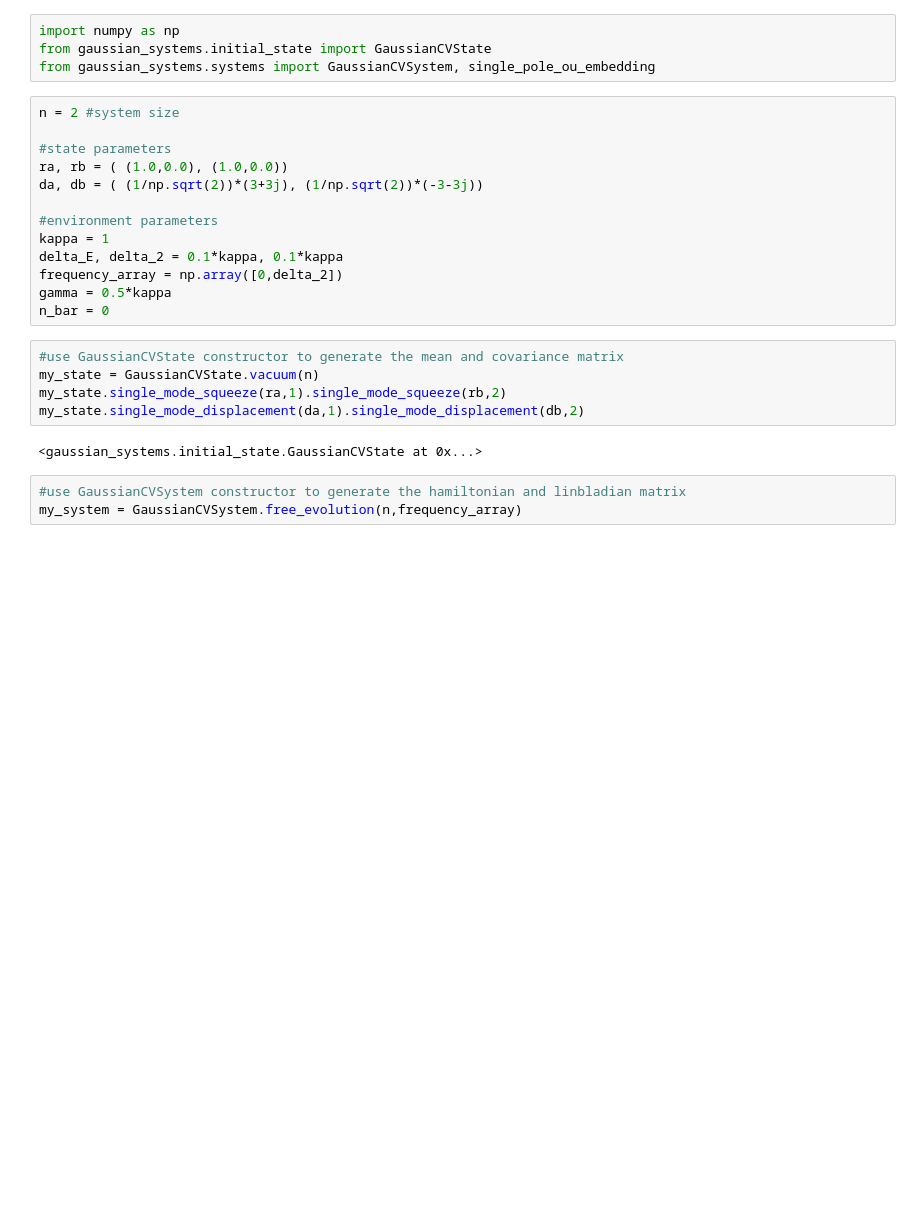
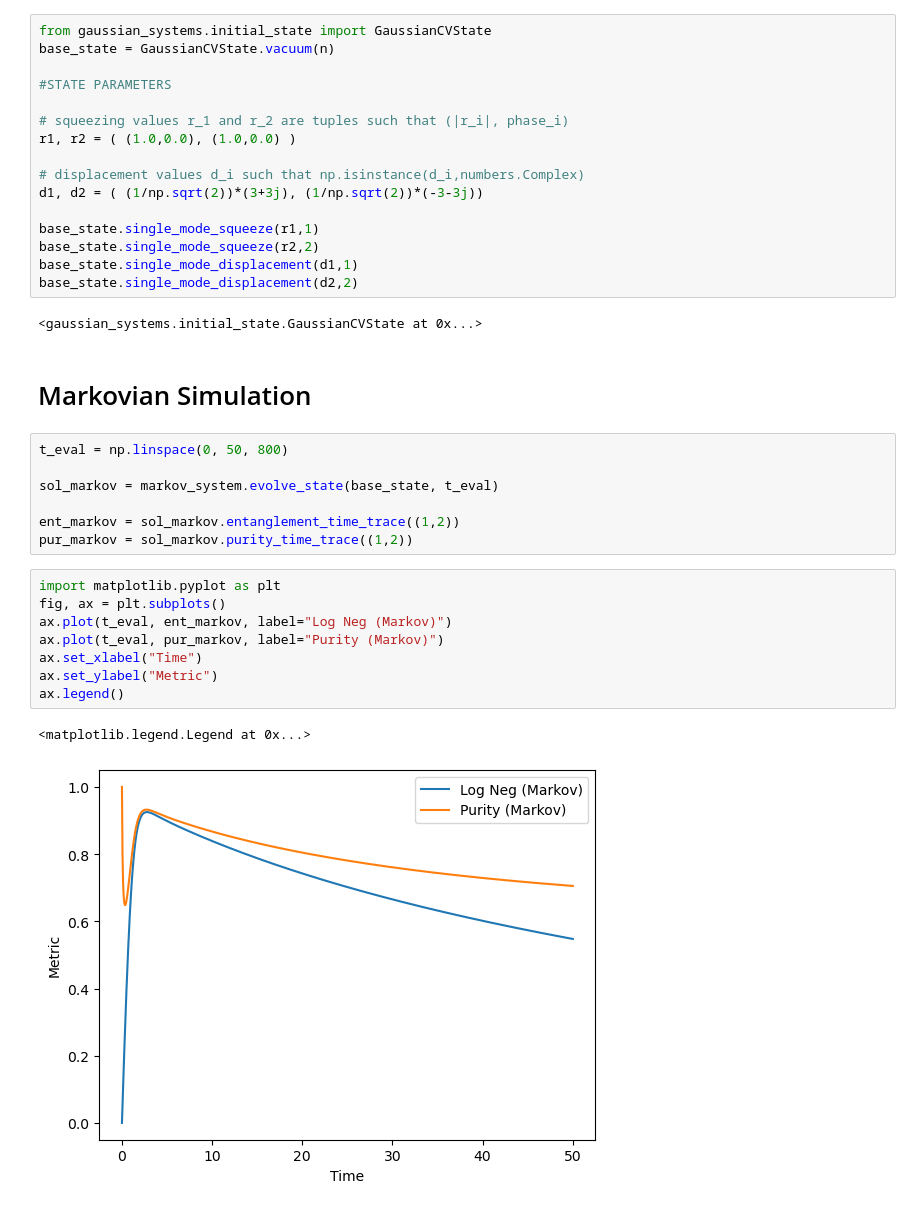
Before and after one commit to Acouvertier/gaussian-open-systems, a Jupyter notebook: scripts/experiments/Dissertation_Shared_Environment_Entanglement.ipynb, the cells around one changed output. Cells and saved outputs as stored; diff of their text form; blank space fills up the shorter version.

```diff
--- a/scripts/experiments/Dissertation_Shared_Environment_Entanglement.ipynb
+++ b/scripts/experiments/Dissertation_Shared_Environment_Entanglement.ipynb
@@ -4,27 +27,38 @@ sys.path.append("../../src")
 # %%
-import numpy as np
 from gaussian_systems.initial_state import GaussianCVState
-from gaussian_systems.systems import GaussianCVSystem, single_pole_ou_embedding
+base_state = GaussianCVState.vacuum(n)
+
+#STATE PARAMETERS
+
+# squeezing values r_1 and r_2 are tuples such that (|r_i|, phase_i)
+r1, r2 = ( (1.0,0.0), (1.0,0.0) )
+
+# displacement values d_i such that np.isinstance(d_i,numbers.Complex)
+d1, d2 = ( (1/np.sqrt(2))*(3+3j), (1/np.sqrt(2))*(-3-3j))
+
+base_state.single_mode_squeeze(r1,1)
+base_state.single_mode_squeeze(r2,2)
+base_state.single_mode_displacement(d1,1)
+base_state.single_mode_displacement(d2,2)
+# %% [output]
+<gaussian_systems.initial_state.GaussianCVState at 0x...>
+# %% [markdown]
+# Markovian Simulation
 # %%
-n = 2 #system size
+t_eval = np.linspace(0, 50, 800)
 
-#state parameters
-ra, rb = ( (1.0,0.0), (1.0,0.0))
-da, db = ( (1/np.sqrt(2))*(3+3j), (1/np.sqrt(2))*(-3-3j))
+sol_markov = markov_system.evolve_state(base_state, t_eval)
 
-#environment parameters
-kappa = 1
-delta_E, delta_2 = 0.1*kappa, 0.1*kappa
-frequency_array = np.array([0,delta_2])
-gamma = 0.5*kappa
-n_bar = 0
+ent_markov = sol_markov.entanglement_time_trace((1,2))
+pur_markov = sol_markov.purity_time_trace((1,2))
 # %%
-#use GaussianCVState constructor to generate the mean and covariance matrix
-my_state = GaussianCVState.vacuum(n)
-my_state.single_mode_squeeze(ra,1).single_mode_squeeze(rb,2)
-my_state.single_mode_displacement(da,1).single_mode_displacement(db,2)
+import matplotlib.pyplot as plt
+fig, ax = plt.subplots()
+ax.plot(t_eval, ent_markov, label="Log Neg (Markov)")
+ax.plot(t_eval, pur_markov, label="Purity (Markov)")
+ax.set_xlabel("Time")
+ax.set_ylabel("Metric")
+ax.legend()
 # %% [output]
-<gaussian_systems.initial_state.GaussianCVState at 0x...>
+<matplotlib.legend.Legend at 0x...>
+[figure, added]
-# %%
-#use GaussianCVSystem constructor to generate the hamiltonian and linbladian matrix
-my_system = GaussianCVSystem.free_evolution(n,frequency_array)
```
Also changed, not shown: parts of 17 cells of this notebook, 7 other files.
